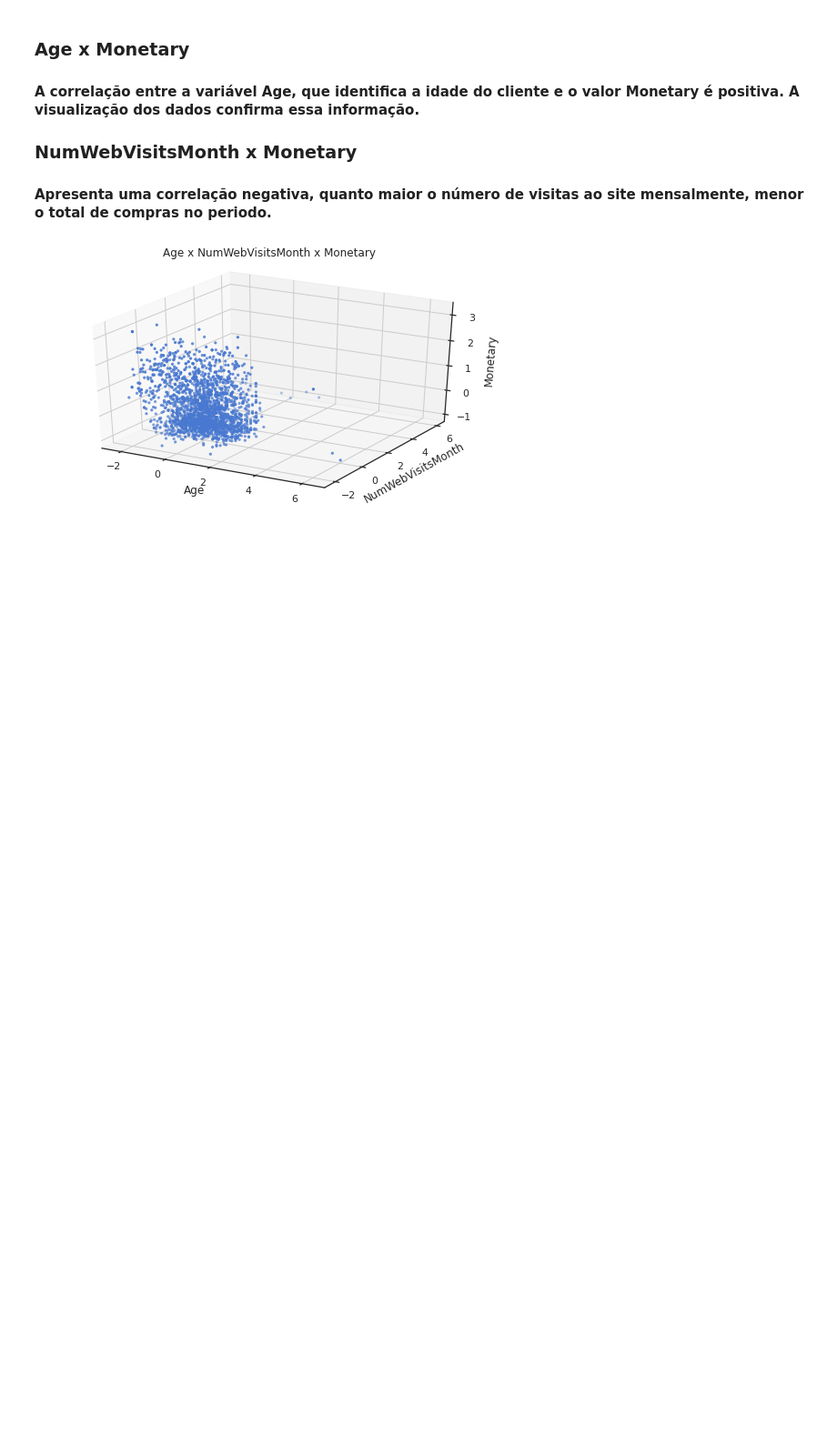
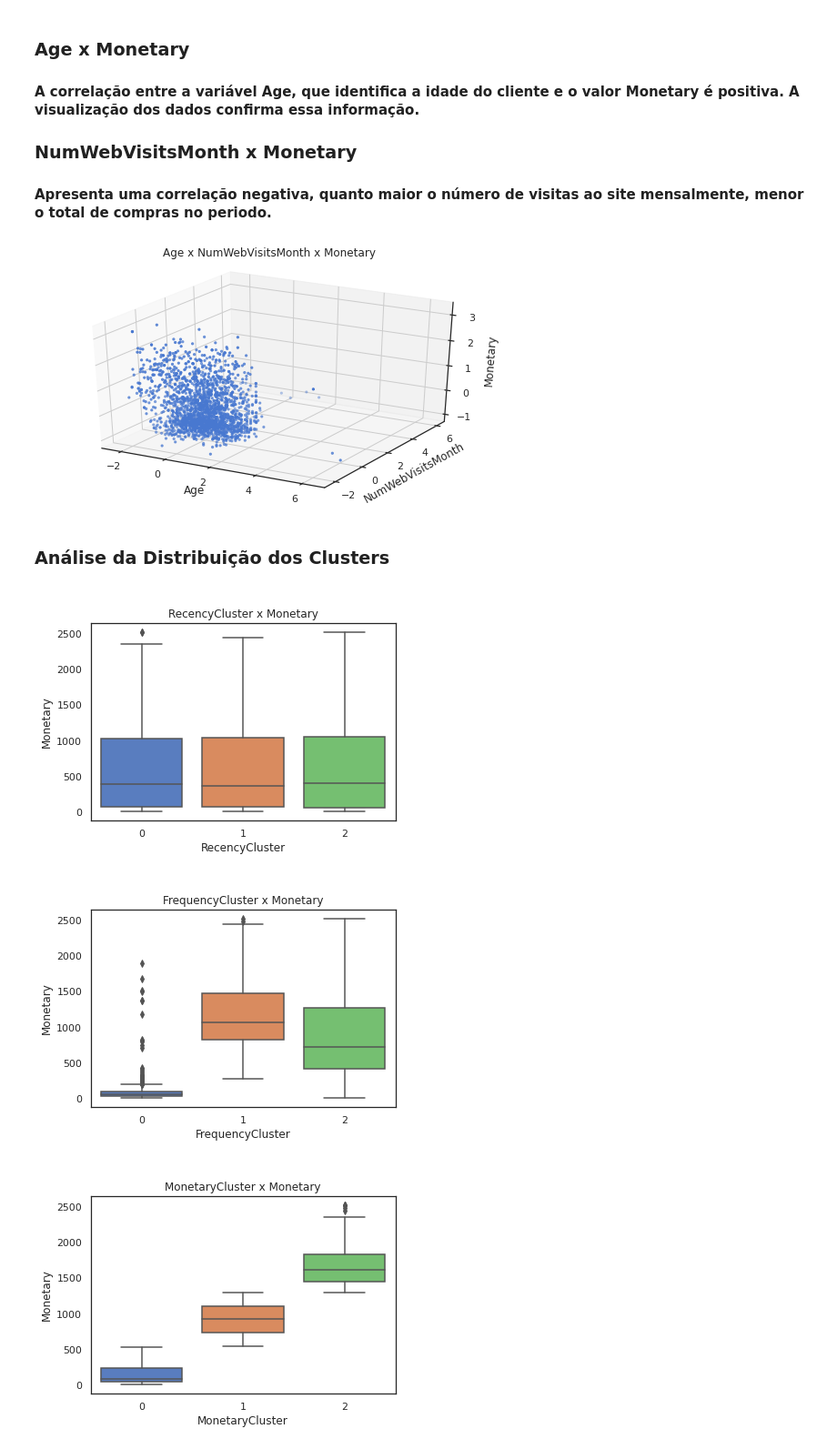
Before and after one commit to silviolima07/Cluster_Customers, a Jupyter notebook: Cluster_Customer.ipynb, the cells around one changed output. Shown at 91% size. Drawn from its saved outputs; the diff is of its cells as text; code cells hidden in the pictures; blank space fills up the shorter version.

```diff
--- a/Cluster_Customer.ipynb
+++ b/Cluster_Customer.ipynb
@@ -627,3 +640,21 @@ plt.title("Age x NumWebVisitsMonth x Monetary\n")
 plt.show()
 # %% [output]
 [figure]
+# %% [markdown]
+### Análise da Distribuição dos Clusters
+# %%
+def create_boxplot(clusters):
+  #fig = plt.figure(figsize=(10, 5))
+  for i,el in enumerate(clusters):
+    fig = sns.boxplot(x=clusters[i], y='Monetary', data=ifood)
+    plt.title("\n"+clusters[i]+" x Monetary")
+    plt.show();
+# %%
+ifood_clusters = ['RecencyCluster','FrequencyCluster',
+       'MonetaryCluster']
+# %%
+create_boxplot(ifood_clusters)
+# %% [output]
+[figure, added]
+[figure, added]
+[figure, added]
```
Also changed, not shown: parts of 21 cells of this notebook.
